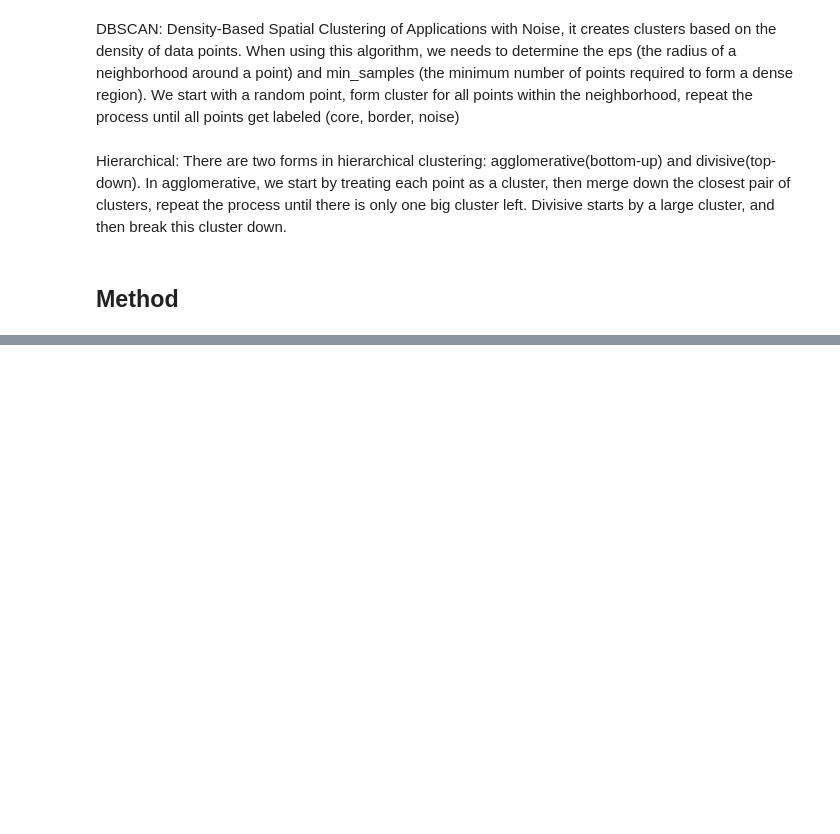
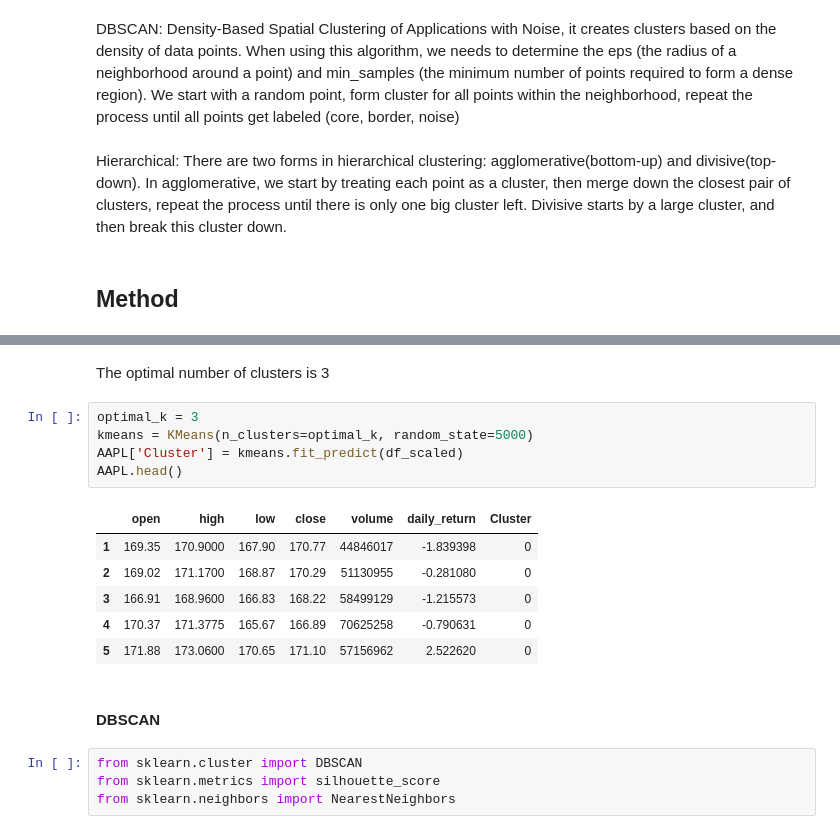
Before and after one commit to anly501/dsan-5000-project-rongmusun, a Jupyter notebook: my_website/Clustering.ipynb, the cells around one changed output, grey strips where cells are left out. Saved outputs shown, nothing was run; the diff lists cells and outputs as text; blank space fills up the shorter version.

```diff
--- a/my_website/Clustering.ipynb
+++ b/my_website/Clustering.ipynb
@@ -24,0 +81,20 @@ Hierarchical: There are two forms in hierarchical clustering: agglomerative(bott
+# %% [markdown]
+The optimal number of clusters is 3
+# %%
+optimal_k = 3
+kmeans = KMeans(n_clusters=optimal_k, random_state=5000)
+AAPL['Cluster'] = kmeans.fit_predict(df_scaled)
+AAPL.head()
+# %% [output]
+|  | open | high | low | close | volume | daily_return | Cluster |
+| 1 | 169.35 | 170.9000 | 167.90 | 170.77 | 44846017 | -1.839398 | 0 |
+| 2 | 169.02 | 171.1700 | 168.87 | 170.29 | 51130955 | -0.281080 | 0 |
+| 3 | 166.91 | 168.9600 | 166.83 | 168.22 | 58499129 | -1.215573 | 0 |
+| 4 | 170.37 | 171.3775 | 165.67 | 166.89 | 70625258 | -0.790631 | 0 |
+| 5 | 171.88 | 173.0600 | 170.65 | 171.10 | 57156962 | 2.522620 | 0 |
+# %% [markdown]
+#### DBSCAN
+# %%
+from sklearn.cluster import DBSCAN
+from sklearn.metrics import silhouette_score
+from sklearn.neighbors import NearestNeighbors
```
Also changed, not shown: parts of 11 cells of this notebook.
